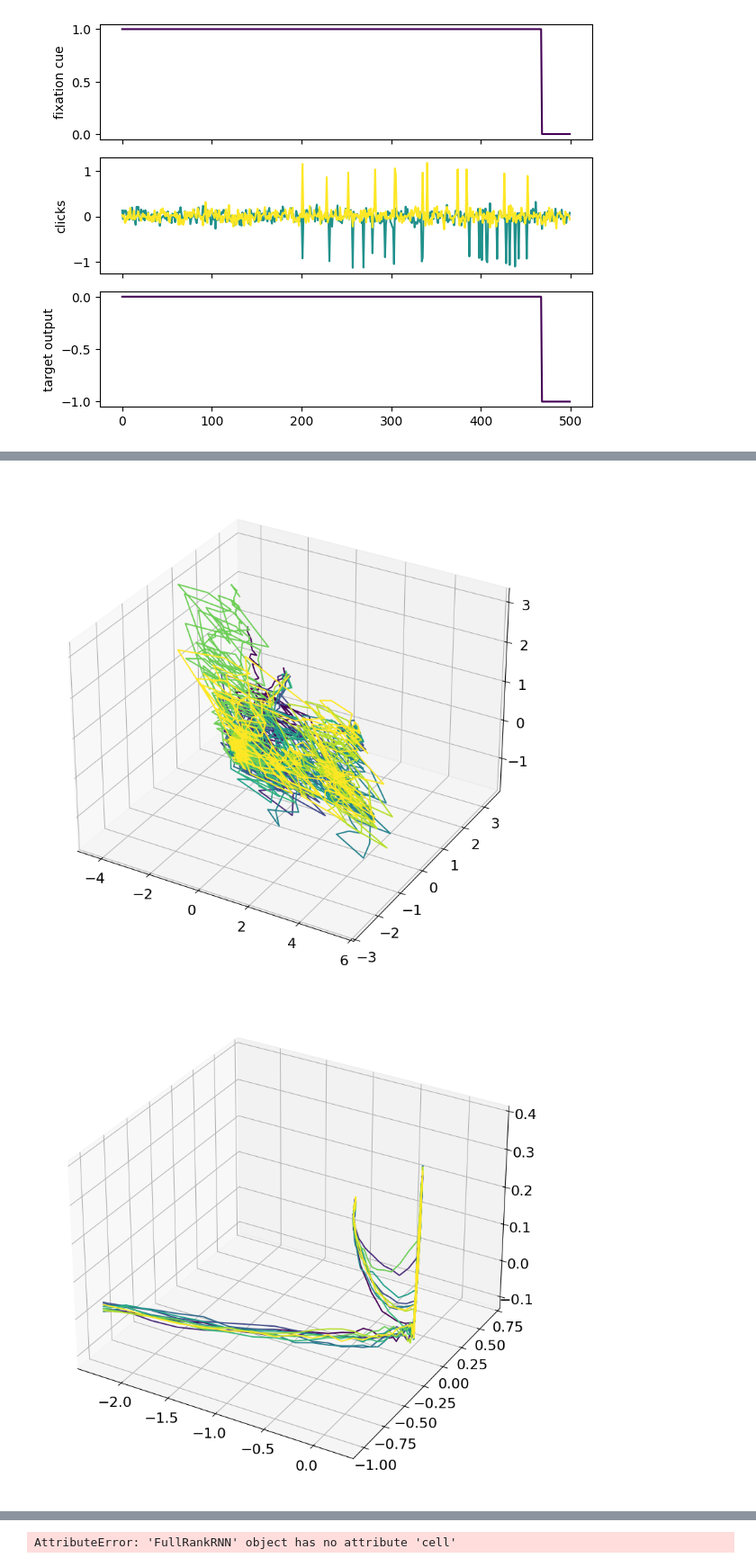
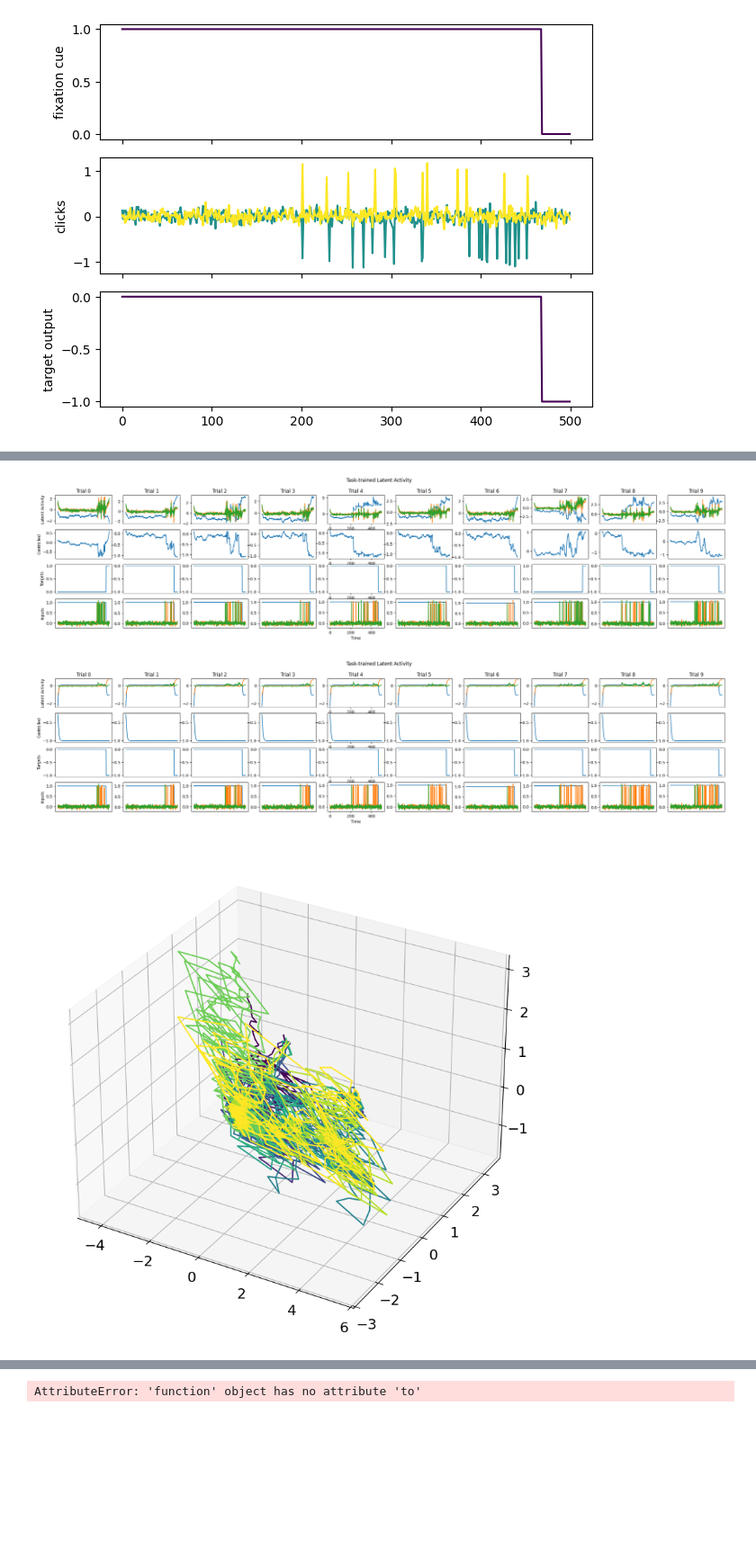
Before and after one commit to alejandradu/ComputationThruDynamicsBenchmark, a Jupyter notebook: examples/notebooks/Task_train+LINT.ipynb, the cells around one changed output, grey strips where cells are left out. Shown at 90% size. Drawn from its saved outputs; the diff is of its cells as text; code cells hidden in the pictures; blank space fills up the shorter version.

```diff
--- a/examples/notebooks/Task_train+LINT.ipynb
+++ b/examples/notebooks/Task_train+LINT.ipynb
@@ -101,34 +223,35 @@ tune26 = "/scratch/gpfs/ad2002/content/trained_models/task-trained/20250318_PCli
 # 39 good - tbh could just guess one side always and still not lose much
 tune39 = "/scratch/gpfs/ad2002/content/trained_models/task-trained/20250318_PClicks_full_39/max_epochs=500_weight_decay=1.00E-06_learning_rate=1.00E-02_seed=0_noise=5.00E-02_rateL=39_latent_size=16"
 
 full_pclicks_26 = Analysis_TT(run_name = "full_pclicks_26", filepath = tune26 + "/")
 full_pclicks_39 = Analysis_TT(run_name = "full_pclicks_39", filepath = tune39 + "/")
 
 # io is showing PCA latents
-# full_pclicks_26.plot_trial_io(num_trials=10)
-# full_pclicks_39.plot_trial_io(num_trials=10)
+full_pclicks_26.plot_trial_io(num_trials=10)
+full_pclicks_39.plot_trial_io(num_trials=10)
 
 # also showing PCA
 full_pclicks_26.plot_trial_latents(num_trials=10)
 full_pclicks_39.plot_trial_latents(num_trials=10)
 
 # plot the trajs and fixed points - NEED CELL
 full_pclicks_39.plot_fps(
                     num_traj=10,
                     n_inits=2048,
                     noise_scale=0.0,
                     learning_rate=1e-3,  # higher LR brings up spurious unstable points
                     max_iters=10000,
                     device="cpu",
                     seed=0,
                     compute_jacobians=True,
                     q_thresh=1e-5,
                     n_pca_components=3,
                     return_pca_model = False,
                     do_pca=False,
                     plot_only_points=False,
                     return_points = False,
                 )
 # %% [output]
-[figure, old version]
+[figure, new version]
-[figure, old version]
+[figure, new version]
+[figure, added]
@@ -135,4 +259,4 @@ full_pclicks_39.plot_fps(
-AttributeError: 'FullRankRNN' object has no attribute 'cell'
+AttributeError: 'function' object has no attribute 'to'
 # %%
 # visualize simulated neural dataset
 import h5py
```
Also changed, not shown: parts of 5 cells of this notebook, 20 other files.
